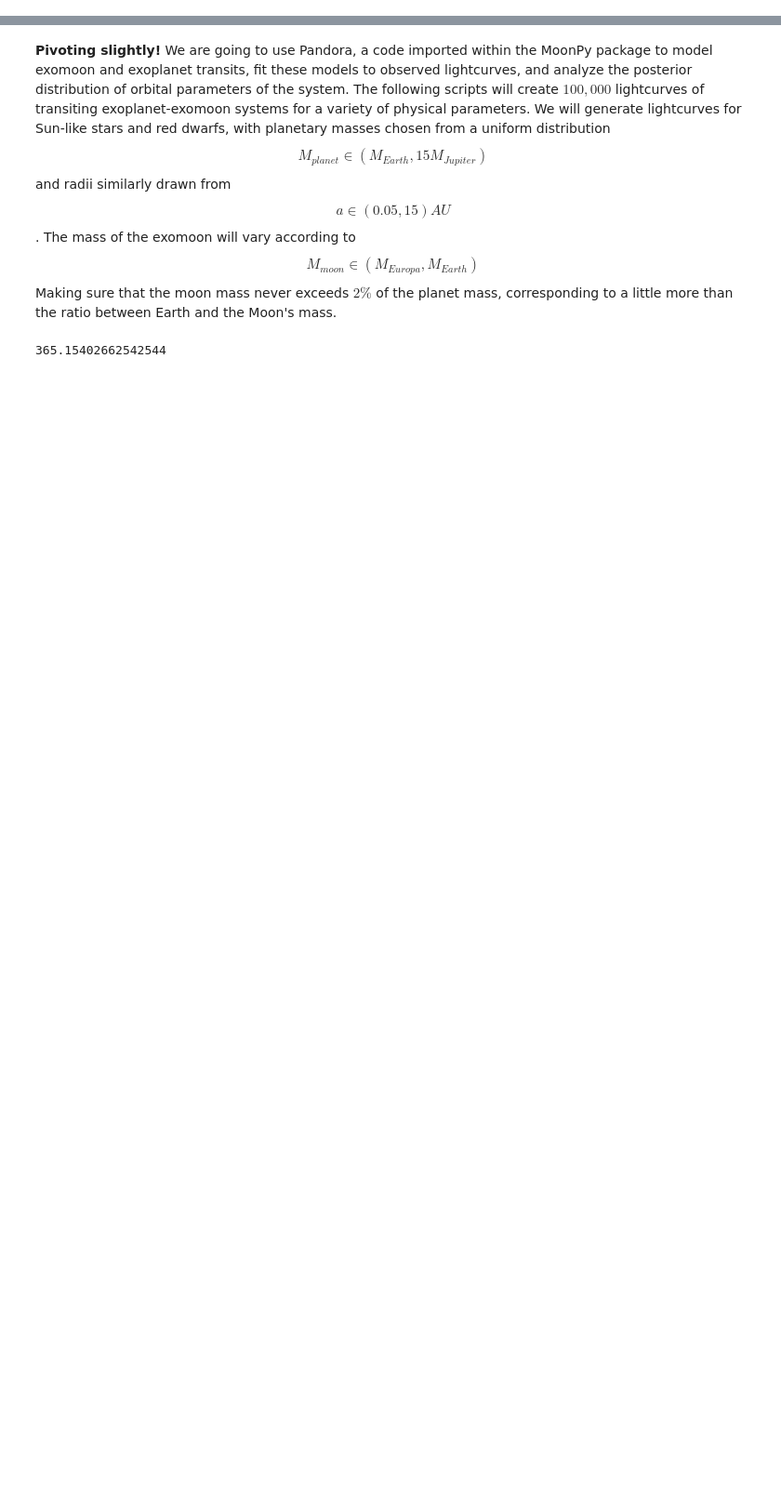
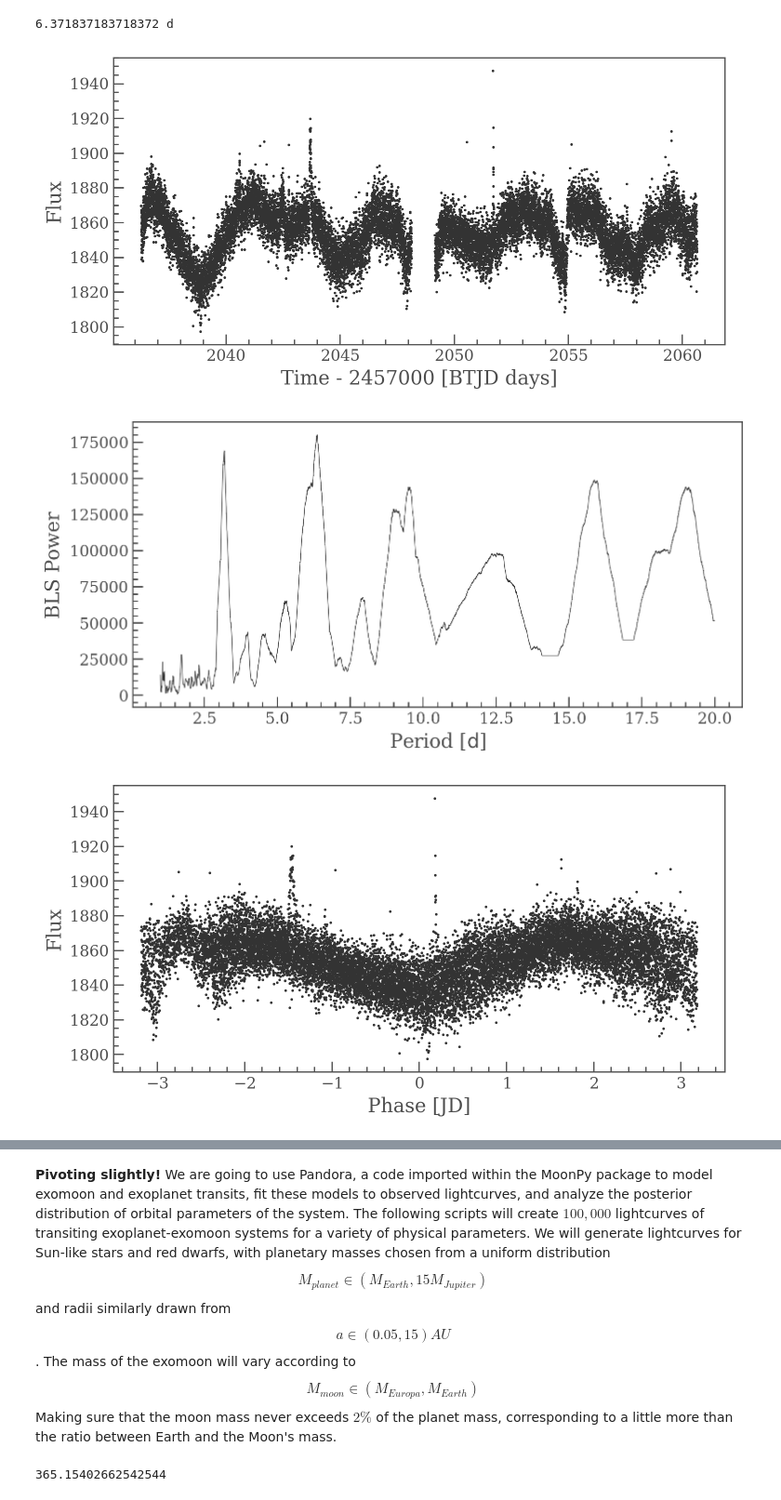
Before and after one commit to iam37/ASTR-375-Final-Project, a Jupyter notebook: Dataset_Creation.ipynb, the cells around one changed output, grey strips where cells are left out. Shown at 93% size. Cells and saved outputs as stored; diff of their text form; code cells hidden in the pictures; blank space fills up the shorter version.

```diff
--- a/Dataset_Creation.ipynb
+++ b/Dataset_Creation.ipynb
@@ -167,0 +183,33 @@ INFO: Found cached file ./mastDownload/TESS/tess2020186164531-s0027-000000044141
+# %%
+#search_result = lk.search_lightcurve('Gliese 12', author='TESS', cadence='long')
+# Download all available Kepler light curves
+#lc_collection = search_result.download_all()
+#print(lc_collection)
+
+#au_lc = lc_collection.stitch().flatten(window_length=901).remove_outliers()
+#au_lc.plot()
+mask = np.isfinite(time_data) & np.isfinite(fluxes)
+time_clean = time_data[mask]
+flux_clean = fluxes[mask]
+au_lc = LightCurve(time = time_clean, flux = flux_clean, time_format='btjd', time_scale='tdb')
+au_lc.scatter()
+
+# Now lets use a periodigram to find the transit locations so that we can detrend the lightcurve. The model will be using
+# phase-folded lightcurves during its predictions because it is easier to extract exomoon signatures in the lightcurves
+
+period = np.linspace(1, 20, 10000)
+# Create a BLSPeriodogram
+ls_lc = au_lc.to_periodogram(method='bls', period=period, frequency_factor=500);
+ls_lc.plot()
+#planet orbital parameters
+b_period = ls_lc.period_at_max_power
+b_t0 = ls_lc.transit_time_at_max_power
+b_dur = ls_lc.duration_at_max_power
+print(b_period)
+
+ax = au_lc.fold(period=b_period, epoch_time=b_t0).scatter()
+# %% [output]
+6.371837183718372 d
+[figure, added]
+[figure, added]
+[figure, added]
```
Also changed, not shown: parts of 21 cells of this notebook, 2 other files.
